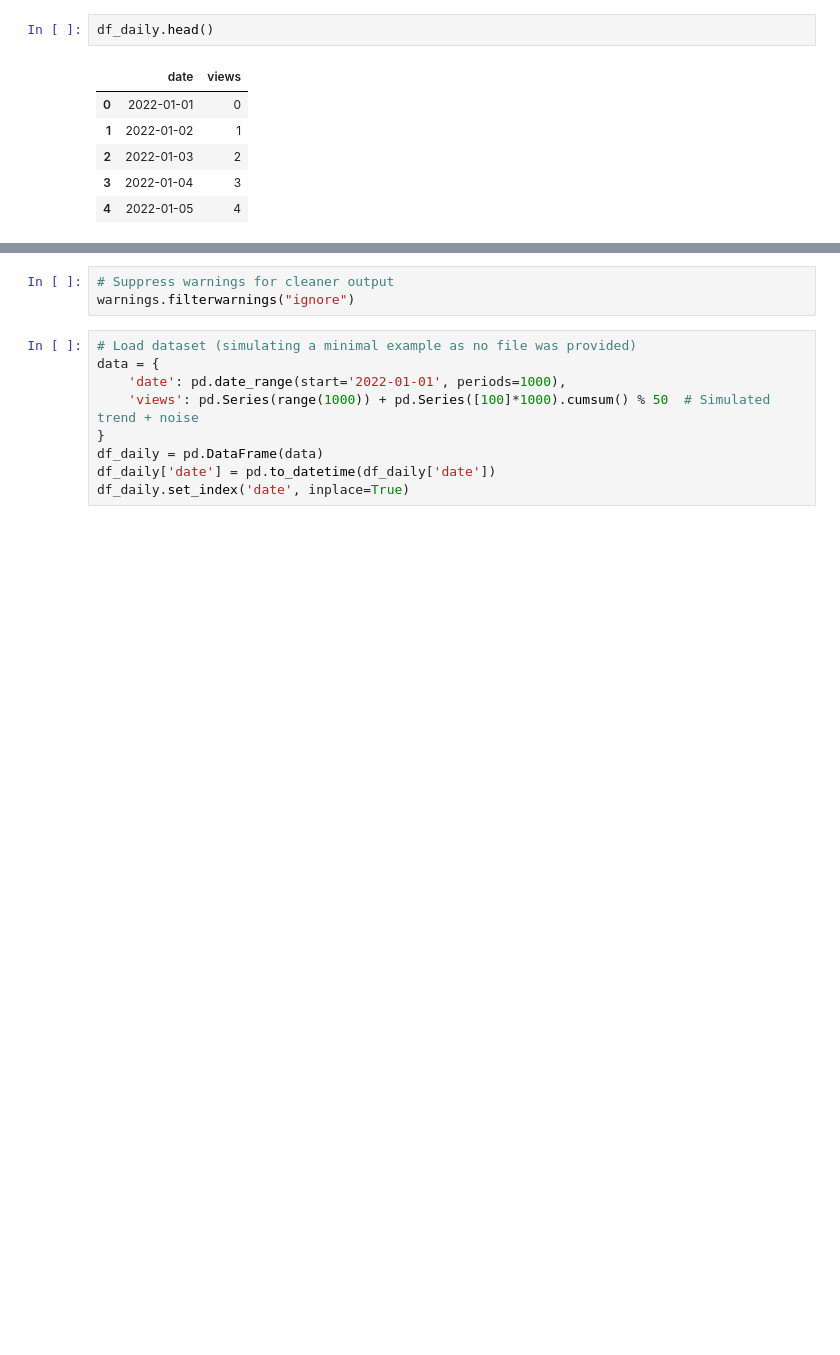
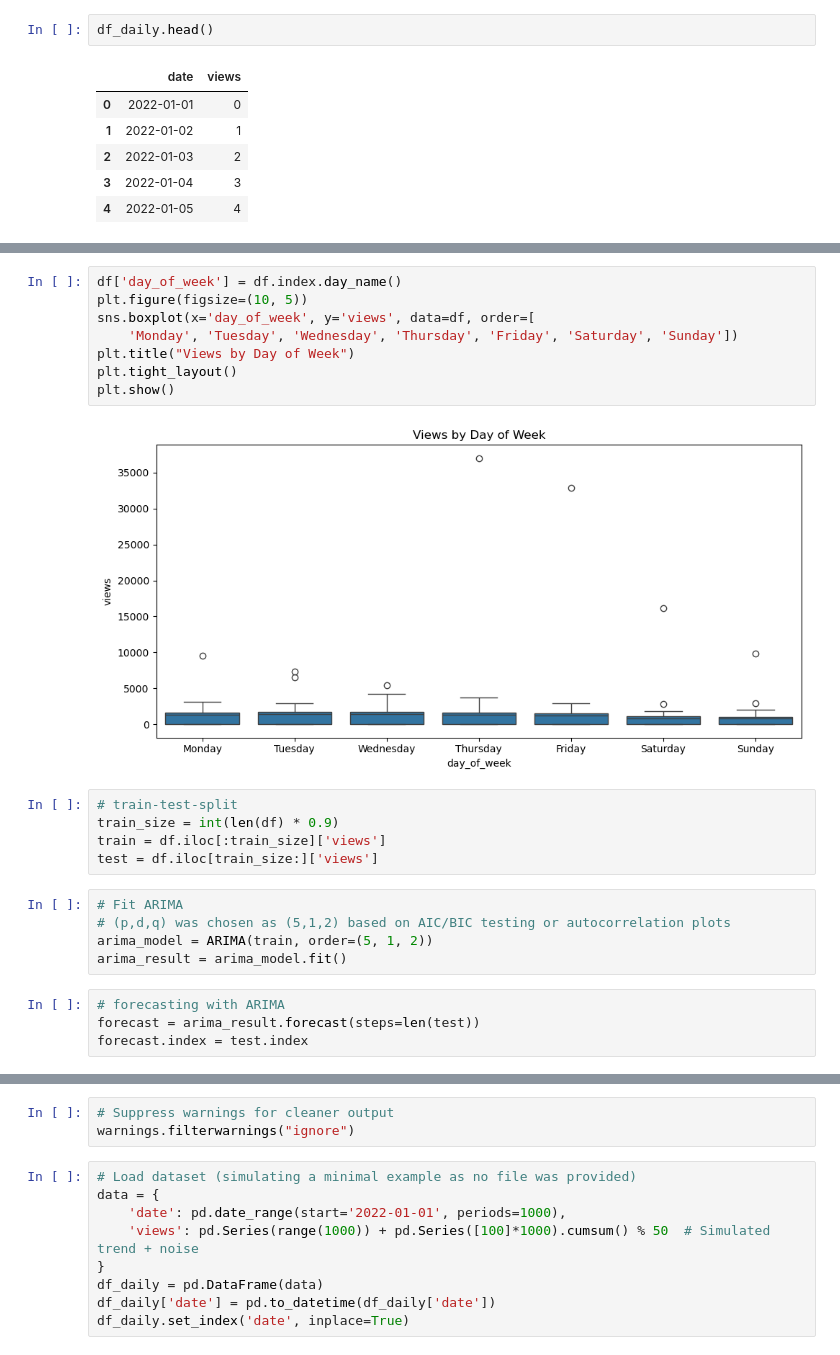
Before and after one commit to samira-yousefzadeh/figma-pageviews-forecast, a Jupyter notebook: figma_pageviews_forecast.ipynb, the cells around one changed output, grey strips where cells are left out. Cells and saved outputs as stored; diff of their text form; blank space fills up the shorter version.

Commit message:
Update
Prophet
ARIMA

```diff
--- a/figma_pageviews_forecast.ipynb
+++ b/figma_pageviews_forecast.ipynb
@@ -541,0 +601,24 @@ import warnings
+# %%
+df['day_of_week'] = df.index.day_name()
+plt.figure(figsize=(10, 5))
+sns.boxplot(x='day_of_week', y='views', data=df, order=[
+    'Monday', 'Tuesday', 'Wednesday', 'Thursday', 'Friday', 'Saturday', 'Sunday'])
+plt.title("Views by Day of Week")
+plt.tight_layout()
+plt.show()
+# %% [output]
+[figure, added]
+# %%
+# train-test-split
+train_size = int(len(df) * 0.9)
+train = df.iloc[:train_size]['views']
+test = df.iloc[train_size:]['views']
+# %%
+# Fit ARIMA
+# (p,d,q) was chosen as (5,1,2) based on AIC/BIC testing or autocorrelation plots
+arima_model = ARIMA(train, order=(5, 1, 2))
+arima_result = arima_model.fit()
+# %%
+# forecasting with ARIMA
+forecast = arima_result.forecast(steps=len(test))
+forecast.index = test.index
```
Also changed, not shown: parts of 15 cells of this notebook.
